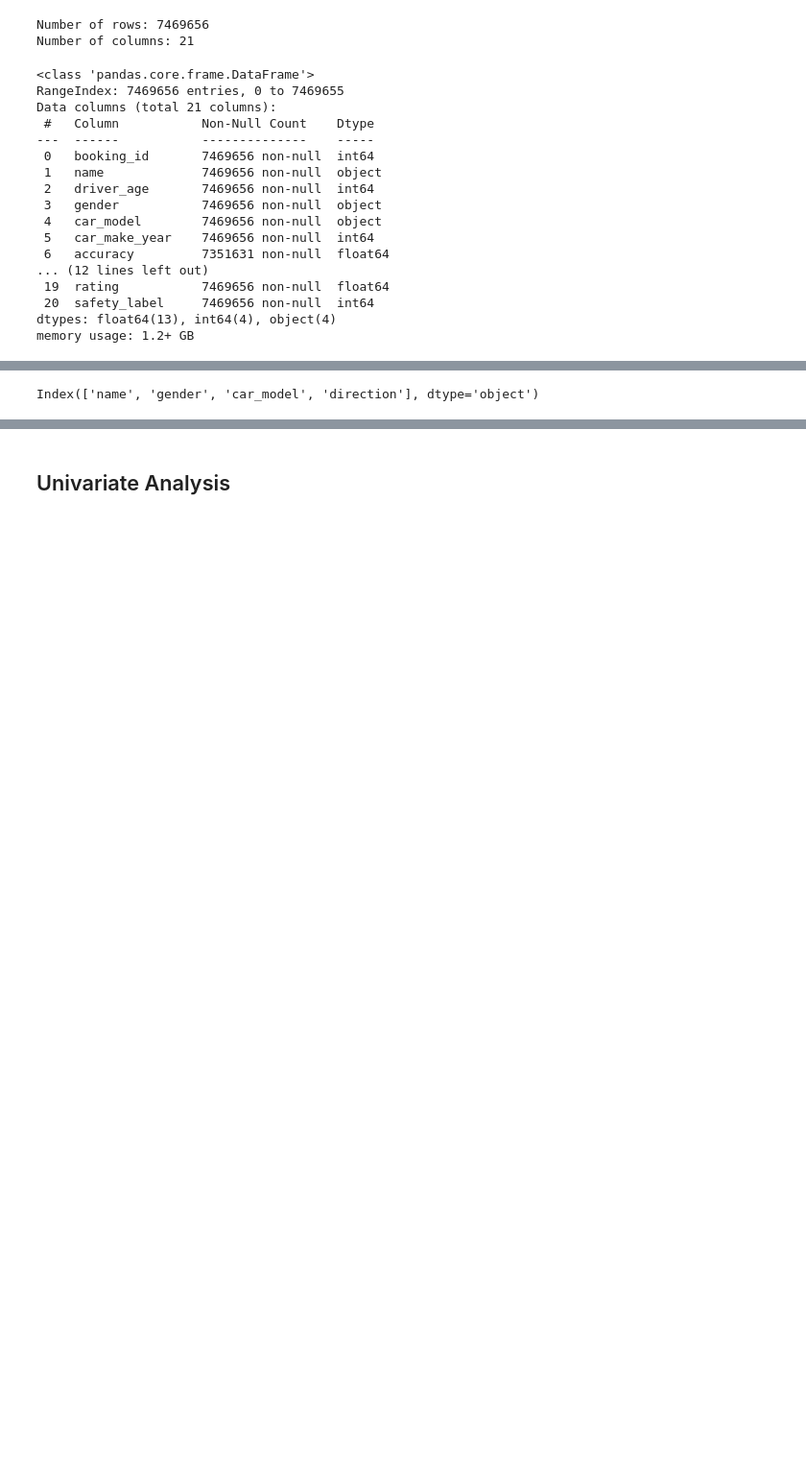
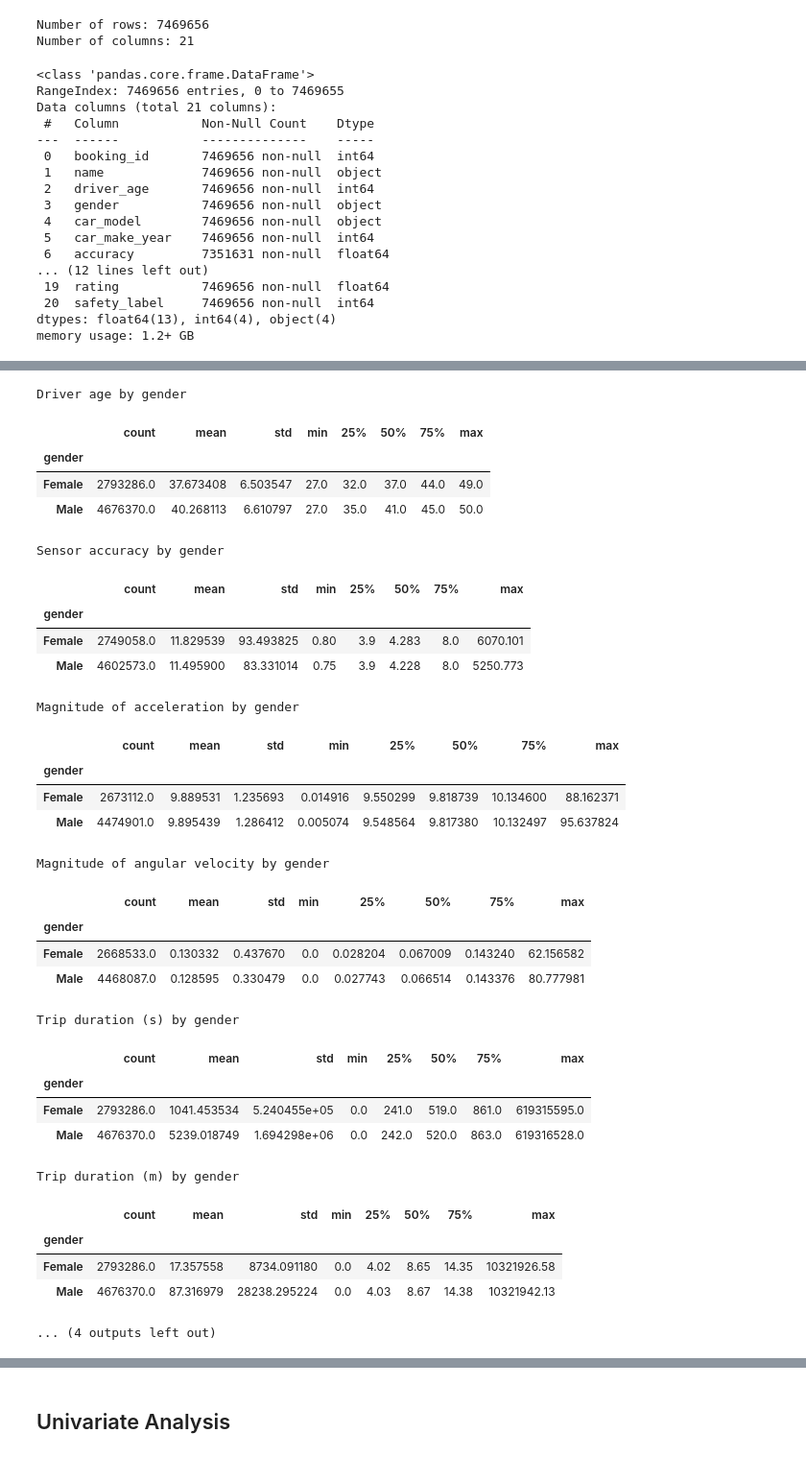
Before and after one commit to timothyckl/Just-Taxi-Analysis, a Jupyter notebook: analysis/eda.ipynb, the cells around one changed output, grey strips where cells are left out. Shown: that part at 96% size. Saved outputs shown, nothing was run; the diff lists cells and outputs as text; code cells hidden in the pictures; blank space fills up the shorter version.

```diff
--- a/analysis/eda.ipynb
+++ b/analysis/eda.ipynb
@@ -186,6 +188,58 @@ cleaned_df.groupby('gender').mean().T
-# %%
-# get all categorical columns
-cat_cols = cleaned_df.select_dtypes(include='object').columns
-cat_cols
-# %% [output]
-Index(['name', 'gender', 'car_model', 'direction'], dtype='object')
+# %%
+gender_stats = cleaned_df.groupby('gender').describe()
+
+print('\033[1mDriver age by gender\033[0m')
+display(gender_stats['driver_age'])
+
+print('\033[1mSensor accuracy by gender\033[0m') # idk what this means prob remove?
+display(gender_stats['accuracy'])
+
+print('\033[1mMagnitude of acceleration by gender\033[0m')
+display(gender_stats['MA (m/s^2)'])
+
+print('\033[1mMagnitude of angular velocity by gender\033[0m')
+display(gender_stats['MAV (rad/s)'])
+
+print('\033[1mTrip duration (s) by gender\033[0m')
+display(gender_stats['second'])
+
+print('\033[1mTrip duration (m) by gender\033[0m')
+display(gender_stats['duration (mins)'])
+
+print('\033[1mTrip speed (km/h) by gender\033[0m')
+display(gender_stats['speed (km/h)'])
+
+print('\033[1mRating by gender\033[0m')
+display(gender_stats['rating'])
+# %% [output]
+Driver age by gender
+|  | count | mean | std | min | 25% | 50% | 75% | max |
+| gender |  |  |  |  |  |  |  |  |
+| Female | 2793286.0 | 37.673408 | 6.503547 | 27.0 | 32.0 | 37.0 | 44.0 | 49.0 |
+| Male | 4676370.0 | 40.268113 | 6.610797 | 27.0 | 35.0 | 41.0 | 45.0 | 50.0 |
+Sensor accuracy by gender
+|  | count | mean | std | min | 25% | 50% | 75% | max |
+| gender |  |  |  |  |  |  |  |  |
+| Female | 2749058.0 | 11.829539 | 93.493825 | 0.80 | 3.9 | 4.283 | 8.0 | 6070.101 |
+| Male | 4602573.0 | 11.495900 | 83.331014 | 0.75 | 3.9 | 4.228 | 8.0 | 5250.773 |
+Magnitude of acceleration by gender
+|  | count | mean | std | min | 25% | 50% | 75% | max |
+| gender |  |  |  |  |  |  |  |  |
+| Female | 2673112.0 | 9.889531 | 1.235693 | 0.014916 | 9.550299 | 9.818739 | 10.134600 | 88.162371 |
+| Male | 4474901.0 | 9.895439 | 1.286412 | 0.005074 | 9.548564 | 9.817380 | 10.132497 | 95.637824 |
+Magnitude of angular velocity by gender
+|  | count | mean | std | min | 25% | 50% | 75% | max |
+| gender |  |  |  |  |  |  |  |  |
+| Female | 2668533.0 | 0.130332 | 0.437670 | 0.0 | 0.028204 | 0.067009 | 0.143240 | 62.156582 |
+| Male | 4468087.0 | 0.128595 | 0.330479 | 0.0 | 0.027743 | 0.066514 | 0.143376 | 80.777981 |
+Trip duration (s) by gender
+|  | count | mean | std | min | 25% | 50% | 75% | max |
+| gender |  |  |  |  |  |  |  |  |
+| Female | 2793286.0 | 1041.453534 | 5.240455e+05 | 0.0 | 241.0 | 519.0 | 861.0 | 619315595.0 |
+| Male | 4676370.0 | 5239.018749 | 1.694298e+06 | 0.0 | 242.0 | 520.0 | 863.0 | 619316528.0 |
+Trip duration (m) by gender
+|  | count | mean | std | min | 25% | 50% | 75% | max |
+| gender |  |  |  |  |  |  |  |  |
+| Female | 2793286.0 | 17.357558 | 8734.091180 | 0.0 | 4.02 | 8.65 | 14.35 | 10321926.58 |
+| Male | 4676370.0 | 87.316979 | 28238.295224 | 0.0 | 4.03 | 8.67 | 14.38 | 10321942.13 |
+... (4 outputs left out)
```
Also changed, not shown: parts of 6 cells of this notebook.
